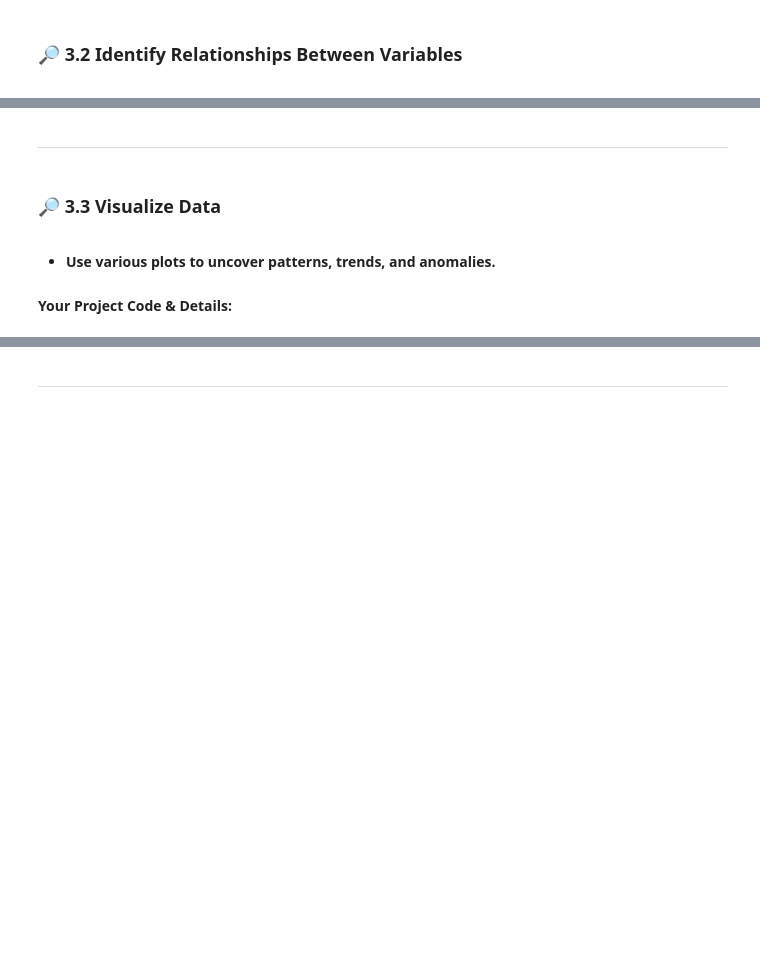
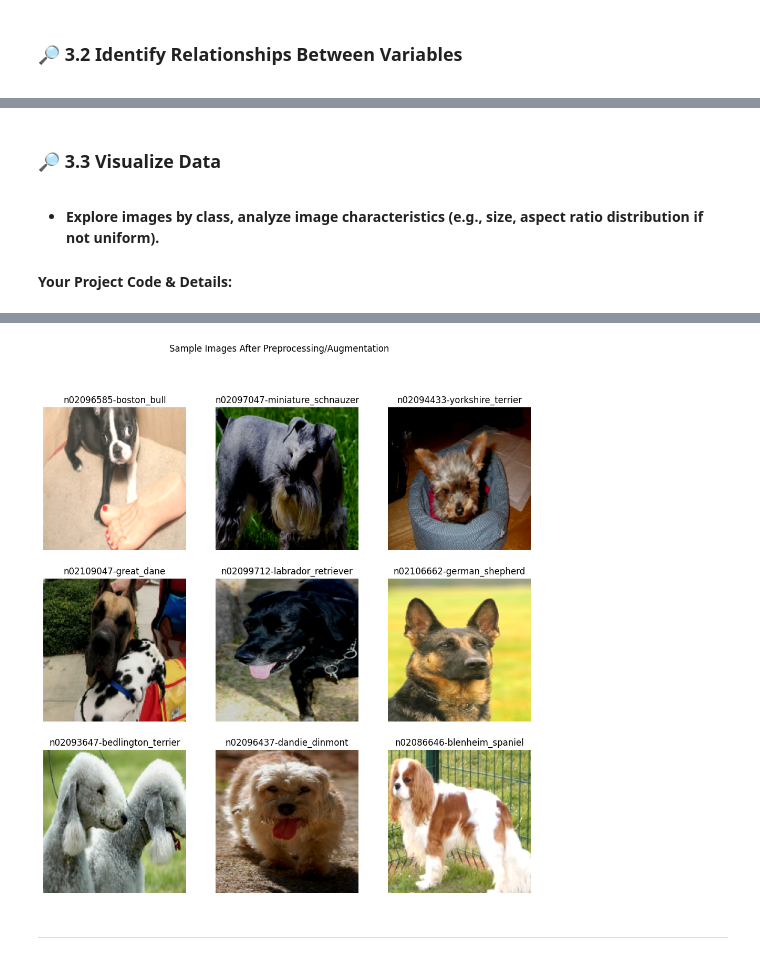
Before and after one commit to clarsendartois/Smart-Engineer-AI, a Jupyter notebook: Machine Learning/Projects/Dog Breed Classification/dog_breed_classification.ipynb, the cells around one changed output, grey strips where cells are left out. Saved outputs shown, nothing was run; the diff lists cells and outputs as text; code cells hidden in the pictures; blank space fills up the shorter version.

```diff
--- a/Machine Learning/Projects/Dog Breed Classification/dog_breed_classification.ipynb
+++ b/Machine Learning/Projects/Dog Breed Classification/dog_breed_classification.ipynb
@@ -403,5 +474,3 @@ plt.show()
-# %% [markdown]
----
 # %% [markdown]
 <div class="markdown-google-sans">
 
@@ -409,16 +478,39 @@ plt.show()
 
 </div>
 # %% [markdown]
-* **Use various plots to uncover patterns, trends, and anomalies.**
+* **Explore images by class, analyze image characteristics (e.g., size, aspect ratio distribution if not uniform).**
 
 #### **Your Project Code & Details:**
 # %%
-# Example: Pairplot for a subset of features (can be very slow for many features)
-# sns.pairplot(pd.concat([X_train[numerical_features[:3]], y_train], axis=1), hue=TARGET_COLUMN)
-# plt.show()
+# Visualize images after preprocessing/augmentation (first batch)
+for images, labels in ds_train.take(1):
+    plt.figure(figsize=(12, 12))
+    for i in range(9):
+        ax = plt.subplot(3, 3, i + 1)
+        plt.imshow(images[i].numpy())
+        plt.title(class_names[labels[i].numpy()])
+        plt.axis("off")
+    plt.suptitle("Sample Images After Preprocessing/Augmentation")
+    plt.show()
 
-# Example: Custom visualizations based on insights
-# plt.figure(figsize=(8, 6))
-# sns.violinplot(x=y_train, y=X_train['feature_Y'])
-# plt.title('Violin Plot of Feature Y by Target')
-# plt.show()
+# (Optional) Check aspect ratio distribution if images weren't uniformly sized originally
+# from PIL import Image
+# import os
+
+# image_paths = tfds.as_numpy(ds_info.splits['train'].file_paths) # This might not be directly available for all TFDS
+# aspect_ratios = []
+# for path in image_paths:
+#     try:
+#         with Image.open(path) as img:
+#             aspect_ratios.append(img.width / img.height)
+#     except Exception:
+#         pass # Skip corrupted images
+
+# if aspect_ratios:
+#     plt.figure(figsize=(8, 6))
+#     sns.histplot(aspect_ratios, bins=50, kde=True)
+#     plt.title('Distribution of Image Aspect Ratios (Raw Data)')
+#     plt.xlabel('Aspect Ratio (Width/Height)')
+#     plt.ylabel('Count')
+#     plt.show()
+# %% [output]
@@ -425,3 +526,4 @@ plt.show()
+[figure, added]
 # %% [markdown]
 ---
 # %% [markdown]
```
Also changed, not shown: parts of 23 cells of this notebook.
